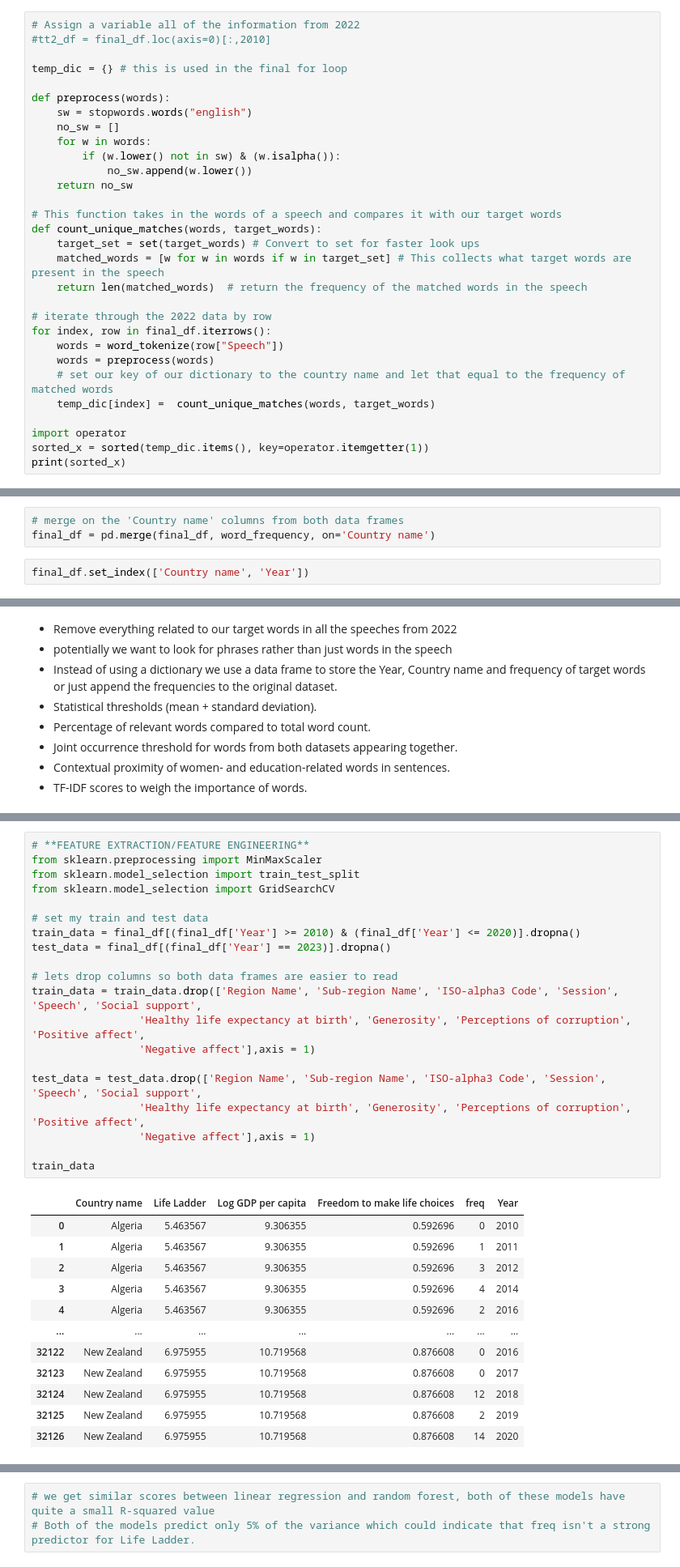
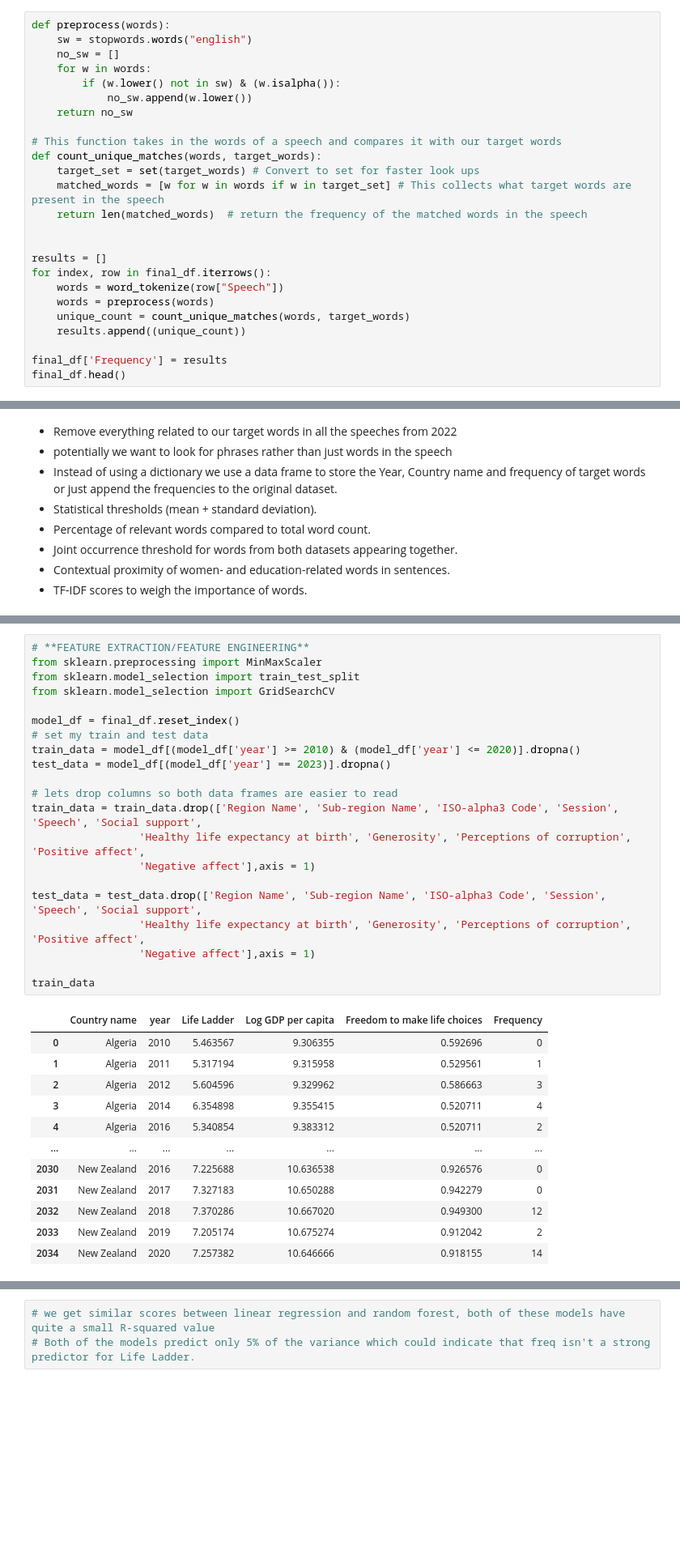
Before and after one commit to KonstantinidouCh/UN-Female-Education, a Jupyter notebook: notebooks/Exploratory Question.ipynb, the cells around one changed output, grey strips where cells are left out. Shown at 81% size. Saved outputs shown, nothing was run; the diff lists cells and outputs as text; blank space fills up the shorter version.

```diff
--- a/notebooks/Exploratory Question.ipynb
+++ b/notebooks/Exploratory Question.ipynb
@@ -367,11 +367,6 @@ freq = FreqDist(words)
 target_words = ["gender", "women", "woman", "girl", "girls", "female", "non-binary", "sexes", "equality", "feminist", "feminists",
                        "females", "womans", "queer", "trans", "transgender", "lgbtq", "equity", "binary", "sexes"]
 # %%
-# Assign a variable all of the information from 2022
-#tt2_df = final_df.loc(axis=0)[:,2010]
-
-temp_dic = {} # this is used in the final for loop
-
 def preprocess(words):
     sw = stopwords.words("english")
     no_sw = []
@@ -386,14 +381,14 @@ def count_unique_matches(words, target_words):
     matched_words = [w for w in words if w in target_set] # This collects what target words are present in the speech
     return len(matched_words)  # return the frequency of the matched words in the speech
 
-# iterate through the 2022 data by row
+
+results = []
 for index, row in final_df.iterrows():
     words = word_tokenize(row["Speech"])
     words = preprocess(words)
-    # set our key of our dictionary to the country name and let that equal to the frequency of matched words
-    temp_dic[index] =  count_unique_matches(words, target_words)
+    unique_count = count_unique_matches(words, target_words)
+    results.append((unique_count))
 
-import operator
-sorted_x = sorted(temp_dic.items(), key=operator.itemgetter(1))
-print(sorted_x)
+final_df['Frequency'] = results
+final_df.head()
 # %% [output]
@@ -449,5 +401,0 @@ word_frequency = word_frequency.drop(columns=['index'])
-# %%
-# merge on the 'Country name' columns from both data frames
-final_df = pd.merge(final_df, word_frequency, on='Country name')
-# %%
-final_df.set_index(['Country name', 'Year'])
@@ -603,33 +480,34 @@ ValueError: Could not interpret value `countries` for parameter `x`
 # %%
 # **FEATURE EXTRACTION/FEATURE ENGINEERING**
 from sklearn.preprocessing import MinMaxScaler
 from sklearn.model_selection import train_test_split
 from sklearn.model_selection import GridSearchCV
 
+model_df = final_df.reset_index()
 # set my train and test data
-train_data = final_df[(final_df['Year'] >= 2010) & (final_df['Year'] <= 2020)].dropna()
-test_data = final_df[(final_df['Year'] == 2023)].dropna()
+train_data = model_df[(model_df['year'] >= 2010) & (model_df['year'] <= 2020)].dropna()
+test_data = model_df[(model_df['year'] == 2023)].dropna()
 
 # lets drop columns so both data frames are easier to read
 train_data = train_data.drop(['Region Name', 'Sub-region Name', 'ISO-alpha3 Code', 'Session', 'Speech', 'Social support',
                  'Healthy life expectancy at birth', 'Generosity', 'Perceptions of corruption', 'Positive affect',
                  'Negative affect'],axis = 1)
 
 test_data = test_data.drop(['Region Name', 'Sub-region Name', 'ISO-alpha3 Code', 'Session', 'Speech', 'Social support',
                  'Healthy life expectancy at birth', 'Generosity', 'Perceptions of corruption', 'Positive affect',
                  'Negative affect'],axis = 1)
 
 train_data
 # %% [output]
-|  | Country name | Life Ladder | Log GDP per capita | Freedom to make life choices | freq | Year |
-| 0 | Algeria | 5.463567 | 9.306355 | 0.592696 | 0 | 2010 |
-| 1 | Algeria | 5.463567 | 9.306355 | 0.592696 | 1 | 2011 |
-| 2 | Algeria | 5.463567 | 9.306355 | 0.592696 | 3 | 2012 |
-| 3 | Algeria | 5.463567 | 9.306355 | 0.592696 | 4 | 2014 |
-| 4 | Algeria | 5.463567 | 9.306355 | 0.592696 | 2 | 2016 |
+|  | Country name | year | Life Ladder | Log GDP per capita | Freedom to make life choices | Frequency |
+| 0 | Algeria | 2010 | 5.463567 | 9.306355 | 0.592696 | 0 |
+| 1 | Algeria | 2011 | 5.317194 | 9.315958 | 0.529561 | 1 |
+| 2 | Algeria | 2012 | 5.604596 | 9.329962 | 0.586663 | 3 |
+| 3 | Algeria | 2014 | 6.354898 | 9.355415 | 0.520711 | 4 |
+| 4 | Algeria | 2016 | 5.340854 | 9.383312 | 0.520711 | 2 |
 | ... | ... | ... | ... | ... | ... | ... |
-| 32122 | New Zealand | 6.975955 | 10.719568 | 0.876608 | 0 | 2016 |
-| 32123 | New Zealand | 6.975955 | 10.719568 | 0.876608 | 0 | 2017 |
-| 32124 | New Zealand | 6.975955 | 10.719568 | 0.876608 | 12 | 2018 |
-| 32125 | New Zealand | 6.975955 | 10.719568 | 0.876608 | 2 | 2019 |
-| 32126 | New Zealand | 6.975955 | 10.719568 | 0.876608 | 14 | 2020 |
+| 2030 | New Zealand | 2016 | 7.225688 | 10.636538 | 0.926576 | 0 |
+| 2031 | New Zealand | 2017 | 7.327183 | 10.650288 | 0.942279 | 0 |
+| 2032 | New Zealand | 2018 | 7.370286 | 10.667020 | 0.949300 | 12 |
+| 2033 | New Zealand | 2019 | 7.205174 | 10.675274 | 0.912042 | 2 |
+| 2034 | New Zealand | 2020 | 7.257382 | 10.646666 | 0.918155 | 14 |
```
Also changed, not shown: parts of 22 cells of this notebook.
